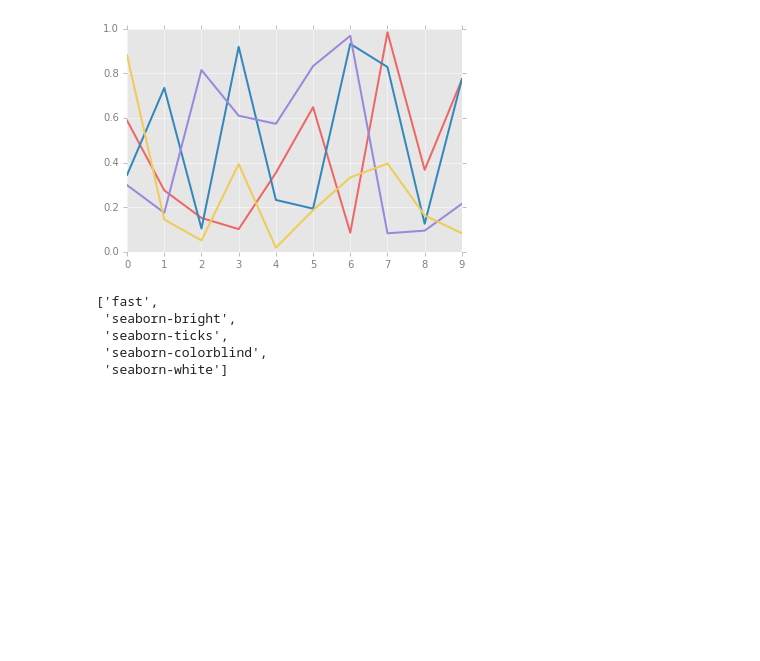
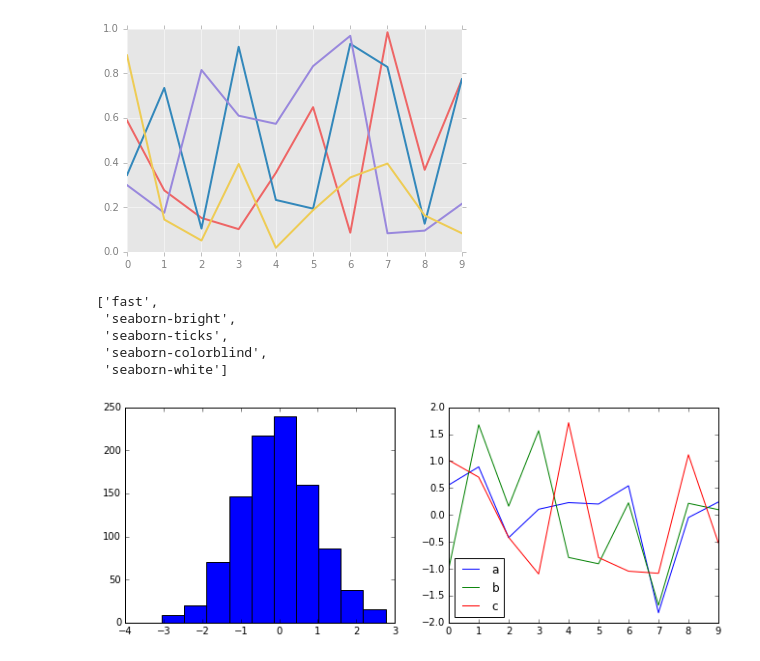
Before and after one commit to birromer/pdsh, a Jupyter notebook: matplotlib-configurations-and-stylesheets.ipynb, the cells around one changed output. Drawn from its saved outputs; the diff is of its cells as text; code cells hidden in the pictures; blank space fills up the shorter version.

```diff
--- a/matplotlib-configurations-and-stylesheets.ipynb
+++ b/matplotlib-configurations-and-stylesheets.ipynb
@@ -77,5 +77,12 @@ def hist_and_lines():
     fig, ax = plt.subplots(1, 2, figsize=(11, 4))
     ax[0].hist(np.random.randn(1000))
     for i in range(3):
-        ax[1].plot(np.random(10))
+        ax[1].plot(np.random.randn(10))
         ax[1].legend(['a','b','c'], loc='lower left')
+# %%
+#reset rcParams
+plt.rcParams.update(IPython_default)
+# %%
+hist_and_lines()
+# %% [output]
+[figure, added]
```
Also changed, not shown: parts of 6 cells of this notebook, 1 other file.
